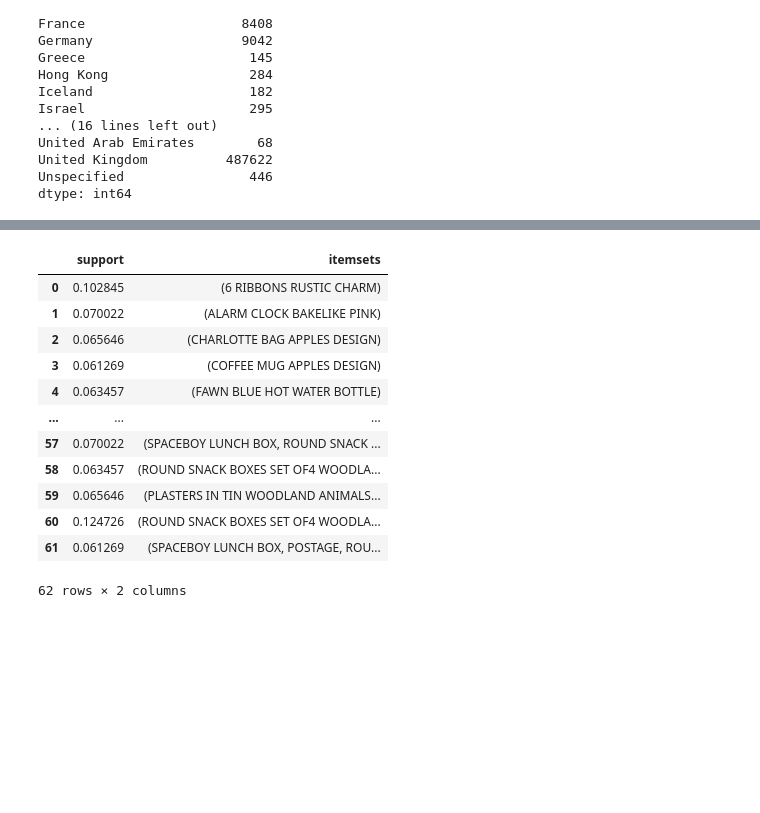
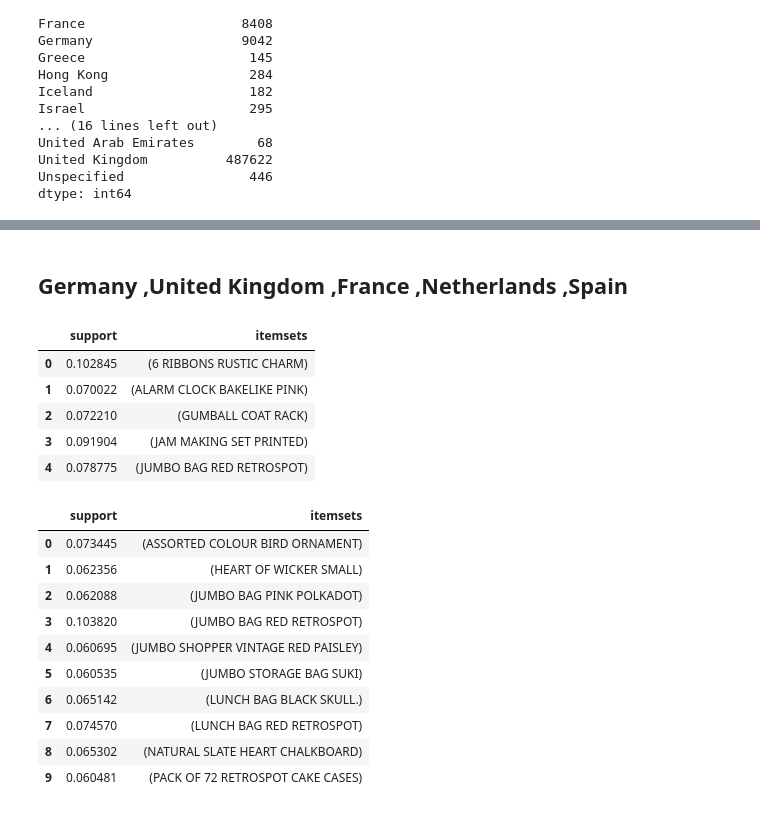
Before and after one commit to zinakhazaee/MachineLearning-UnsupervisedLearning-Association, a Jupyter notebook: AssignmentData.ipynb, the cells around one changed output, grey strips where cells are left out. Saved outputs shown, nothing was run; the diff lists cells and outputs as text; code cells hidden in the pictures; blank space fills up the shorter version.

```diff
--- a/AssignmentData.ipynb
+++ b/AssignmentData.ipynb
@@ -82,24 +45,56 @@ basket
+# %%
+basket_Germany = (df[df['Country']=='Germany'].groupby(['BillNo','Itemname'])['Quantity']
+          .sum().unstack().reset_index().fillna(0)
+          .set_index('BillNo')
+          )
+basket_United_Kingdom = (df[df['Country']=='United Kingdom'].groupby(['BillNo','Itemname'])['Quantity']
+          .sum().unstack().reset_index().fillna(0)
+          .set_index('BillNo')
+          )
+basket_France = (df[df['Country']=='France'].groupby(['BillNo','Itemname'])['Quantity']
+          .sum().unstack().reset_index().fillna(0)
+          .set_index('BillNo')
+          )
+basket_Netherlands = (df[df['Country']=='Netherlands'].groupby(['BillNo','Itemname'])['Quantity']
+          .sum().unstack().reset_index().fillna(0)
+          .set_index('BillNo')
+          )
+basket_Spain = (df[df['Country']=='Spain'].groupby(['BillNo','Itemname'])['Quantity']
+          .sum().unstack().reset_index().fillna(0)
+          .set_index('BillNo')
+          )
 # %%
 def encode_units(x):
   if x <= 0:
     return 0
   if x >= 1 :
     return 1
+# %% [markdown]
+## Germany ,United Kingdom ,France ,Netherlands ,Spain
+# %%
+basket_set_Germany = basket_Germany.applymap(encode_units)
+frequent_items_Germany = apriori(basket_set_Germany , min_support= 0.07 , use_colnames= True)
+frequent_items_Germany.head()
+# %% [output]
+|  | support | itemsets |
+| 0 | 0.102845 | (6 RIBBONS RUSTIC CHARM) |
+| 1 | 0.070022 | (ALARM CLOCK BAKELIKE PINK) |
+| 2 | 0.072210 | (GUMBALL COAT RACK) |
+| 3 | 0.091904 | (JAM MAKING SET PRINTED) |
+| 4 | 0.078775 | (JUMBO BAG RED RETROSPOT) |
 # %%
-basket_set = basket.applymap(encode_units)
-frequent_items = apriori(basket_set , min_support= 0.06 , use_colnames= True)
-frequent_items
+basket_set_United_Kingdom = basket_United_Kingdom.applymap(encode_units)
+frequent_items_United_Kingdom = apriori(basket_set_United_Kingdom , min_support= 0.06 , use_colnames= True)
+frequent_items_United_Kingdom.head(10)
 # %% [output]
 |  | support | itemsets |
-| 0 | 0.102845 | (6 RIBBONS RUSTIC CHARM) |
-| 1 | 0.070022 | (ALARM CLOCK BAKELIKE PINK) |
-| 2 | 0.065646 | (CHARLOTTE BAG APPLES DESIGN) |
-| 3 | 0.061269 | (COFFEE MUG APPLES DESIGN) |
-| 4 | 0.063457 | (FAWN BLUE HOT WATER BOTTLE) |
-| ... | ... | ... |
-| 57 | 0.070022 | (SPACEBOY LUNCH BOX, ROUND SNACK ... |
-| 58 | 0.063457 | (ROUND SNACK BOXES SET OF4 WOODLA... |
-| 59 | 0.065646 | (PLASTERS IN TIN WOODLAND ANIMALS... |
-| 60 | 0.124726 | (ROUND SNACK BOXES SET OF4 WOODLA... |
-| 61 | 0.061269 | (SPACEBOY LUNCH BOX, POSTAGE, ROU... |
+| 0 | 0.073445 | (ASSORTED COLOUR BIRD ORNAMENT) |
+| 1 | 0.062356 | (HEART OF WICKER SMALL) |
+| 2 | 0.062088 | (JUMBO BAG PINK POLKADOT) |
+| 3 | 0.103820 | (JUMBO BAG RED RETROSPOT) |
+| 4 | 0.060695 | (JUMBO SHOPPER VINTAGE RED PAISLEY) |
+| 5 | 0.060535 | (JUMBO STORAGE BAG SUKI) |
+| 6 | 0.065142 | (LUNCH BAG BLACK SKULL.) |
+| 7 | 0.074570 | (LUNCH BAG RED RETROSPOT) |
+| 8 | 0.065302 | (NATURAL SLATE HEART CHALKBOARD) |
+| 9 | 0.060481 | (PACK OF 72 RETROSPOT CAKE CASES) |
-62 rows × 2 columns
```
Also changed, not shown: parts of 16 cells of this notebook.
